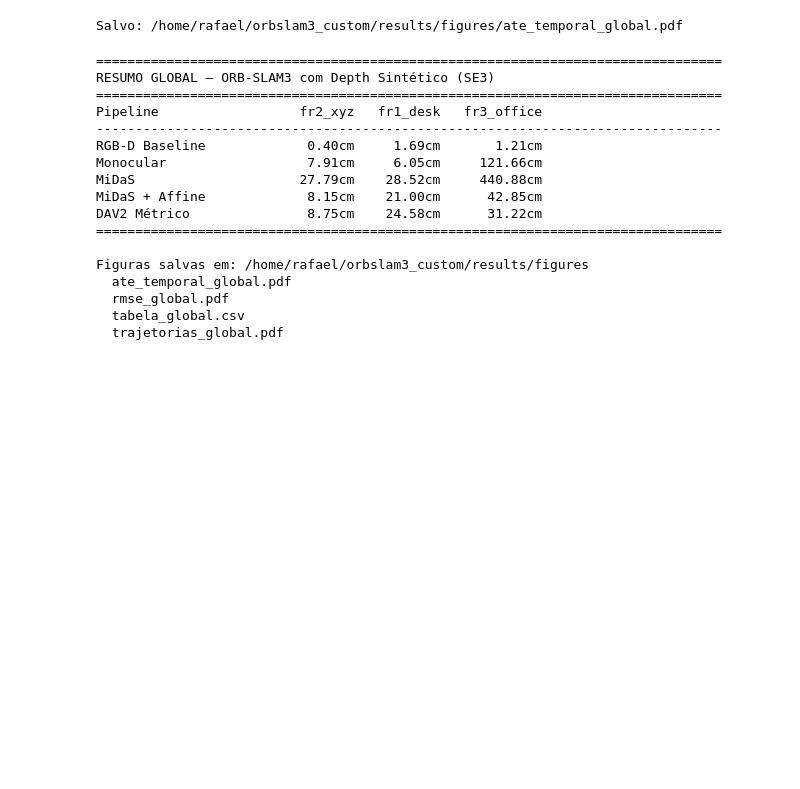
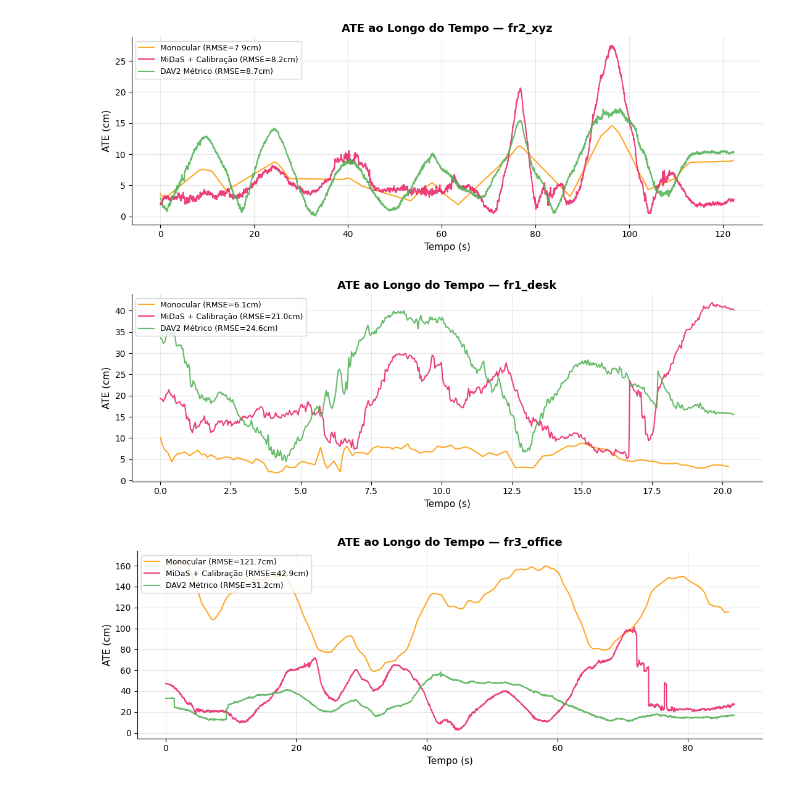
Before and after one commit to rafaelheydt/orbslam3_custom, a Jupyter notebook: avaliar_resultados.ipynb, the cells around one changed output. Saved outputs shown, nothing was run; the diff lists cells and outputs as text; code cells hidden in the pictures; blank space fills up the shorter version.

```diff
--- a/avaliar_resultados.ipynb
+++ b/avaliar_resultados.ipynb
@@ -323,80 +239,33 @@ Salvo: /home/rafael/orbslam3_custom/results/figures/trajetorias_global.pdf
 # %%
-# ============================================================
-# CÉLULA 7 — ATE ao longo do tempo por dataset
-# ============================================================
+# ATE ao longo do tempo — um por dataset
 
-fig, axes = plt.subplots(3, 1, figsize=(14, 12))
-fig.suptitle('ATE ao Longo do Tempo — Todos os Datasets',
-             fontsize=14, fontweight='bold')
+for dataset in ALL_DATASETS:
+    fig, ax = plt.subplots(figsize=(11, 4))
 
-for ax, dataset in zip(axes, ALL_DATASETS):
     for mode in MODE_ORDER:
         res = ALL_RESULTS.get(dataset, {}).get(mode)
         if not res or 'error' in res or 'result' not in res:
             continue
+
         errors = res['result'].np_arrays['error_array'] * 100
         ts     = res['traj_est'].timestamps
         ts     = ts - ts[0]
         rmse   = res['rmse'] * 100
-        ax.plot(ts, errors, color=COLORS[mode], lw=1.3, alpha=0.85,
+        ax.plot(ts, errors, color=COLORS[mode], lw=1.5, alpha=0.85,
                 label=f"{LABELS[mode]} (RMSE={rmse:.1f}cm)")
 
-    ax.set_title(dataset, fontsize=11, fontweight='bold')
-    ax.set_xlabel('Tempo (s)')
-    ax.set_ylabel('ATE (cm)')
-    ax.legend(fontsize=8)
+    ax.set_title(f'ATE ao Longo do Tempo — {dataset}',
+                 fontsize=13, fontweight='bold')
+    ax.set_xlabel('Tempo (s)', fontsize=11)
+    ax.set_ylabel('ATE (cm)', fontsize=11)
+    ax.legend(fontsize=9, loc='upper left')
     ax.grid(True, alpha=0.3)
     ax.spines['top'].set_visible(False)
     ax.spines['right'].set_visible(False)
 
-plt.tight_layout()
-path = os.path.join(FIGS_DIR, 'ate_temporal_global.pdf')
-plt.savefig(path, dpi=150, bbox_inches='tight')
-plt.show()
-print(f'Salvo: {path}')
+    plt.tight_layout()
+    plt.show()
 # %% [output]
-Salvo: /home/rafael/orbslam3_custom/results/figures/ate_temporal_global.pdf
+[figure, added]
+[figure, added]
+[figure, added]
-# %%
-# ============================================================
-# CÉLULA 8 — Resumo final para o artigo
-# ============================================================
-
-print('=' * 80)
-print('RESUMO GLOBAL — ORB-SLAM3 com Depth Sintético (SE3)')
-print('=' * 80)
-print(f'{"Pipeline":<22} {"fr2_xyz":>10} {"fr1_desk":>10} {"fr3_office":>12}')
-print('-' * 80)
-
-for mode in MODE_ORDER:
-    label = LABELS.get(mode, mode)
-    vals  = []
-    for dataset in ALL_DATASETS:
-        res = ALL_RESULTS.get(dataset, {}).get(mode)
-        if res and 'rmse' in res:
-            vals.append(f"{res['rmse']*100:.2f}cm")
-        else:
-            vals.append('—')
-    print(f'{label:<22} {vals[0]:>10} {vals[1]:>10} {vals[2]:>12}')
-
-print('=' * 80)
-print(f'\nFiguras salvas em: {FIGS_DIR}')
-for f in sorted(os.listdir(FIGS_DIR)):
-    print(f'  {f}')
-# %% [output]
-================================================================================
-RESUMO GLOBAL — ORB-SLAM3 com Depth Sintético (SE3)
-================================================================================
-Pipeline                  fr2_xyz   fr1_desk   fr3_office
---------------------------------------------------------------------------------
-RGB-D Baseline             0.40cm     1.69cm       1.21cm
-Monocular                  7.91cm     6.05cm     121.66cm
-MiDaS                     27.79cm    28.52cm     440.88cm
-MiDaS + Affine             8.15cm    21.00cm      42.85cm
-DAV2 Métrico               8.75cm    24.58cm      31.22cm
-================================================================================
-
-Figuras salvas em: /home/rafael/orbslam3_custom/results/figures
-  ate_temporal_global.pdf
-  rmse_global.pdf
-  tabela_global.csv
-  trajetorias_global.pdf
```
Also changed, not shown: parts of 7 cells of this notebook, 9 other files.
